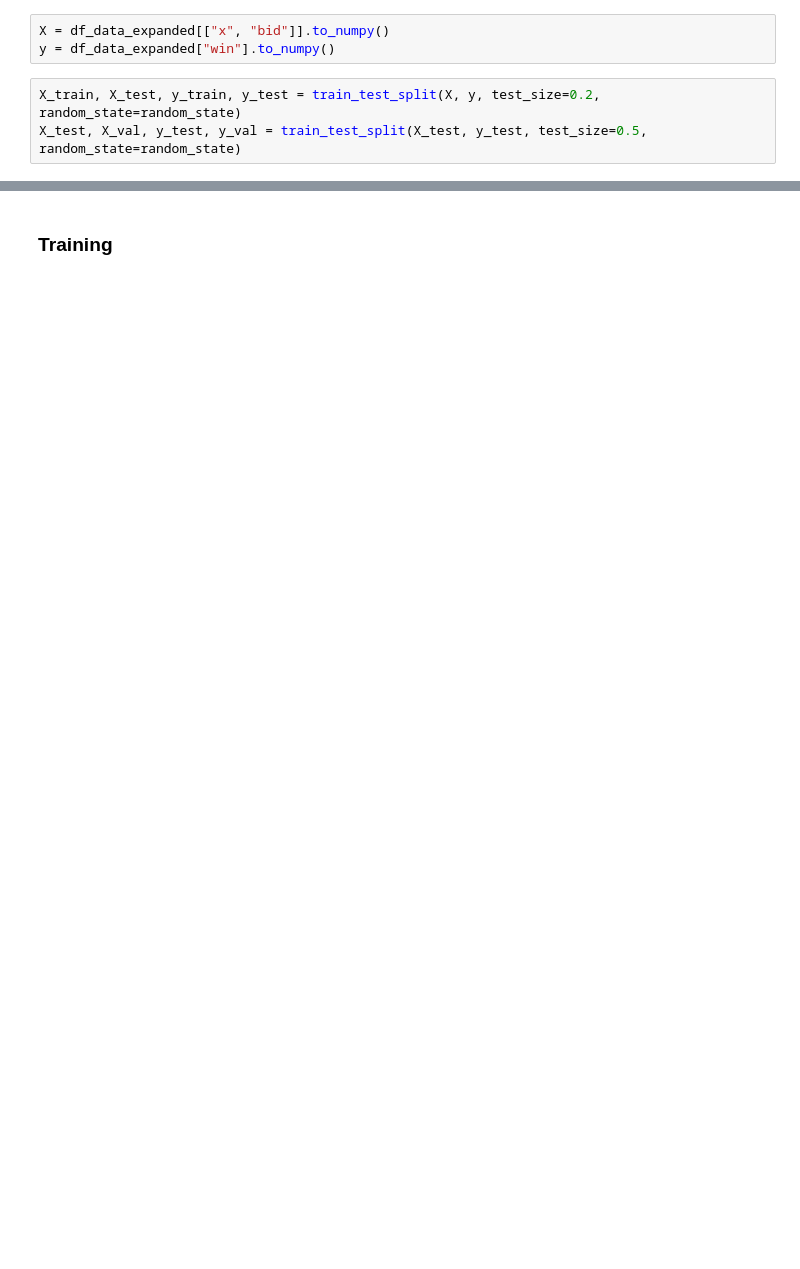
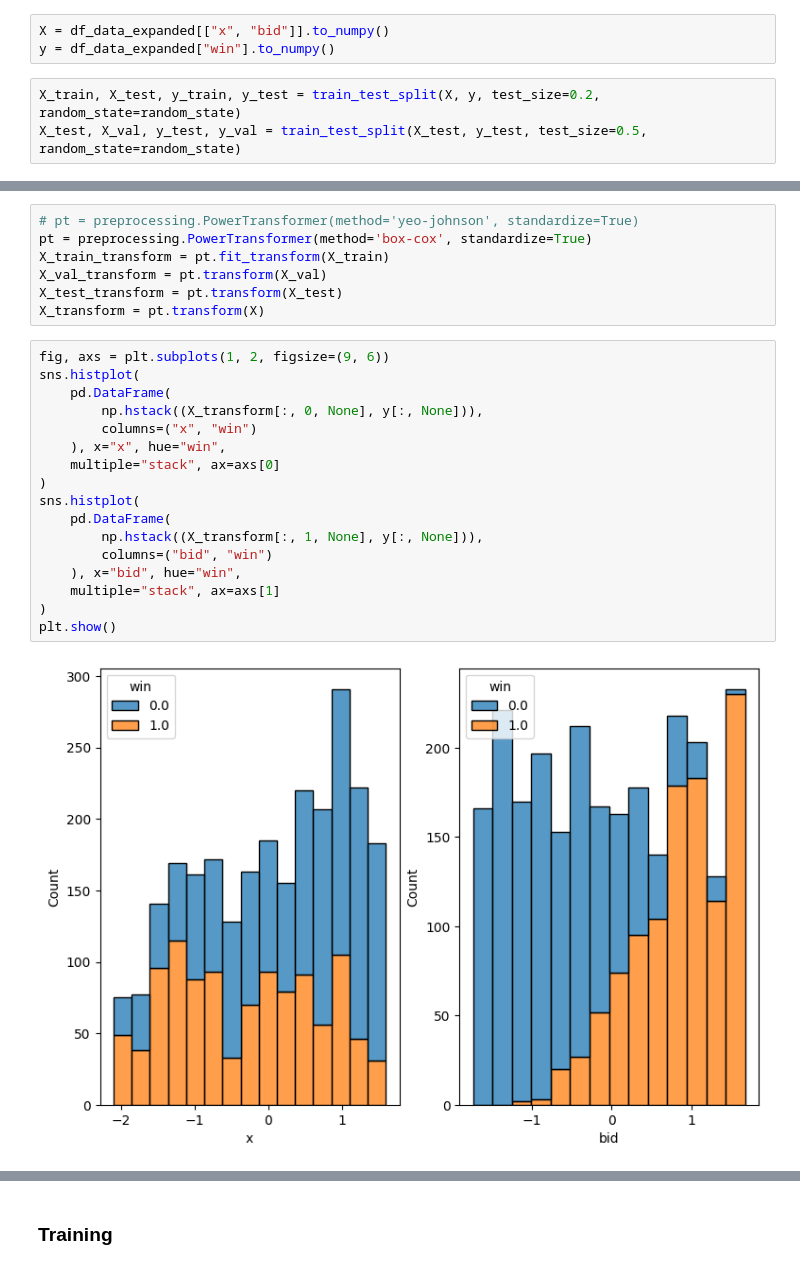
Before and after one commit to LoanSarazin/exercise_auction, a Jupyter notebook: investigation.ipynb, the cells around one changed output, grey strips where cells are left out. Drawn from its saved outputs; the diff is of its cells as text; blank space fills up the shorter version.

```diff
--- a/investigation.ipynb
+++ b/investigation.ipynb
@@ -140,0 +181,26 @@ X_test, X_val, y_test, y_val = train_test_split(X_test, y_test, test_size=0.5, r
+# %%
+# pt = preprocessing.PowerTransformer(method='yeo-johnson', standardize=True)
+pt = preprocessing.PowerTransformer(method='box-cox', standardize=True)
+X_train_transform = pt.fit_transform(X_train)
+X_val_transform = pt.transform(X_val)
+X_test_transform = pt.transform(X_test)
+X_transform = pt.transform(X)
+# %%
+fig, axs = plt.subplots(1, 2, figsize=(9, 6))
+sns.histplot(
+    pd.DataFrame(
+        np.hstack((X_transform[:, 0, None], y[:, None])),
+        columns=("x", "win")
+    ), x="x", hue="win",
+    multiple="stack", ax=axs[0]
+)
+sns.histplot(
+    pd.DataFrame(
+        np.hstack((X_transform[:, 1, None], y[:, None])),
+        columns=("bid", "win")
+    ), x="bid", hue="win",
+    multiple="stack", ax=axs[1]
+)
+plt.show()
+# %% [output]
+[figure, added]
```
Also changed, not shown: parts of 40 cells of this notebook.
